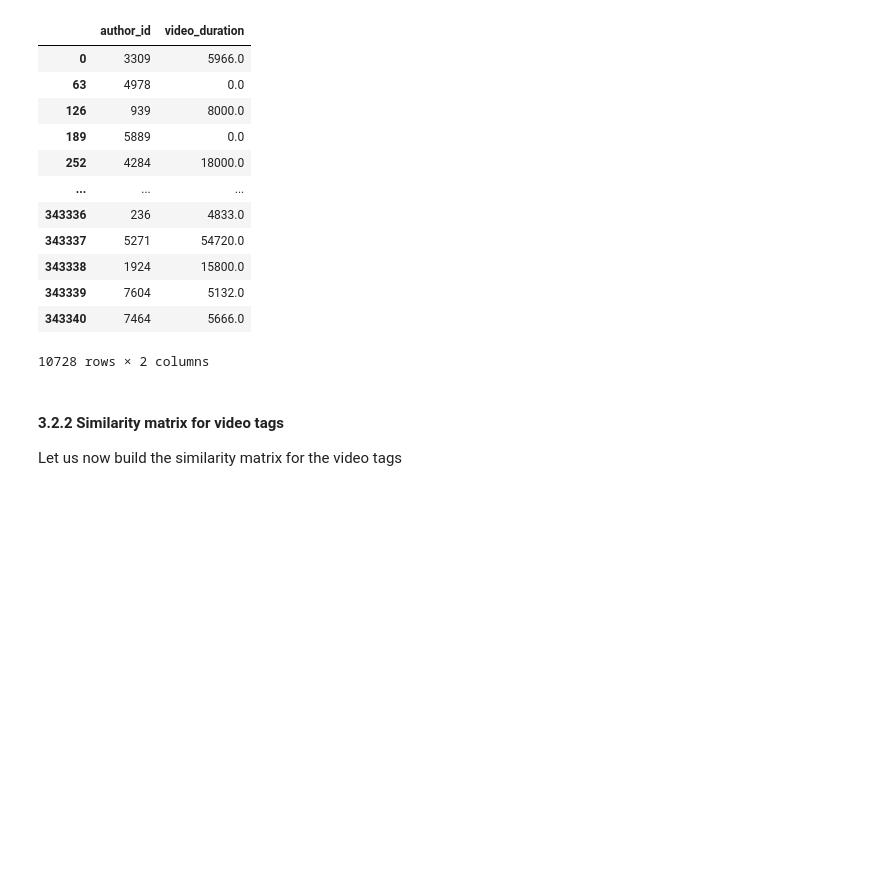
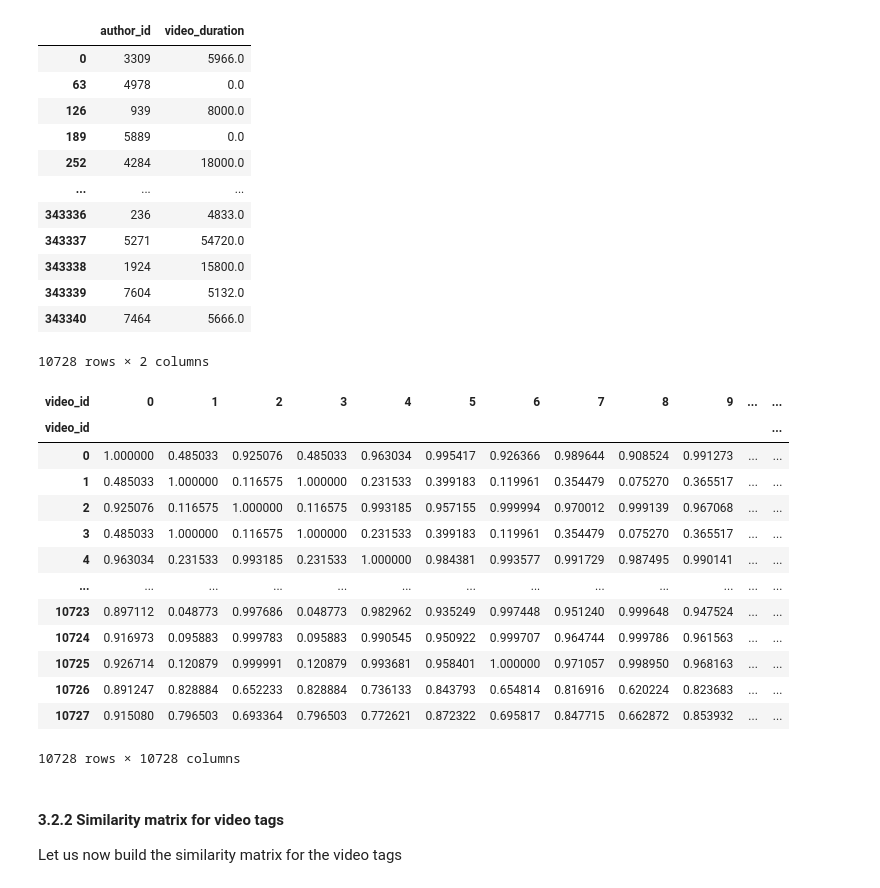
Before and after one commit to AlexisPetignat/FinalProject_2025_alexis.petignat, a Jupyter notebook: recommender.ipynb, the cells around one changed output. Saved outputs shown, nothing was run; the diff lists cells and outputs as text; code cells hidden in the pictures; blank space fills up the shorter version.

```diff
--- a/recommender.ipynb
+++ b/recommender.ipynb
@@ -394,8 +412,23 @@ df_videos
 # %%
 # Compute similarity matrix for video metadata
 similarity_matrix = cosine_similarity(df_videos)
-df_sim = pd.DataFrame(similarity_matrix, index=videos["video_id"], columns=videos["video_id"])
-df_sim
+df_sim_meta = pd.DataFrame(similarity_matrix, index=videos["video_id"], columns=videos["video_id"])
+df_sim_meta
+# %% [output]
+| video_id | 0 | 1 | 2 | 3 | 4 | 5 | 6 | 7 | 8 | 9 | ... | ... |
+| video_id |  |  |  |  |  |  |  |  |  |  |  | ... |
+| 0 | 1.000000 | 0.485033 | 0.925076 | 0.485033 | 0.963034 | 0.995417 | 0.926366 | 0.989644 | 0.908524 | 0.991273 | ... | ... |
+| 1 | 0.485033 | 1.000000 | 0.116575 | 1.000000 | 0.231533 | 0.399183 | 0.119961 | 0.354479 | 0.075270 | 0.365517 | ... | ... |
+| 2 | 0.925076 | 0.116575 | 1.000000 | 0.116575 | 0.993185 | 0.957155 | 0.999994 | 0.970012 | 0.999139 | 0.967068 | ... | ... |
+| 3 | 0.485033 | 1.000000 | 0.116575 | 1.000000 | 0.231533 | 0.399183 | 0.119961 | 0.354479 | 0.075270 | 0.365517 | ... | ... |
+| 4 | 0.963034 | 0.231533 | 0.993185 | 0.231533 | 1.000000 | 0.984381 | 0.993577 | 0.991729 | 0.987495 | 0.990141 | ... | ... |
+| ... | ... | ... | ... | ... | ... | ... | ... | ... | ... | ... | ... | ... |
+| 10723 | 0.897112 | 0.048773 | 0.997686 | 0.048773 | 0.982962 | 0.935249 | 0.997448 | 0.951240 | 0.999648 | 0.947524 | ... | ... |
+| 10724 | 0.916973 | 0.095883 | 0.999783 | 0.095883 | 0.990545 | 0.950922 | 0.999707 | 0.964744 | 0.999786 | 0.961563 | ... | ... |
+| 10725 | 0.926714 | 0.120879 | 0.999991 | 0.120879 | 0.993681 | 0.958401 | 1.000000 | 0.971057 | 0.998950 | 0.968163 | ... | ... |
+| 10726 | 0.891247 | 0.828884 | 0.652233 | 0.828884 | 0.736133 | 0.843793 | 0.654814 | 0.816916 | 0.620224 | 0.823683 | ... | ... |
+| 10727 | 0.915080 | 0.796503 | 0.693364 | 0.796503 | 0.772621 | 0.872322 | 0.695817 | 0.847715 | 0.662872 | 0.853932 | ... | ... |
+10728 rows × 10728 columns
 # %% [markdown]
 #### 3.2.2 Similarity matrix for video tags
 
```
Also changed, not shown: parts of 35 cells of this notebook.
